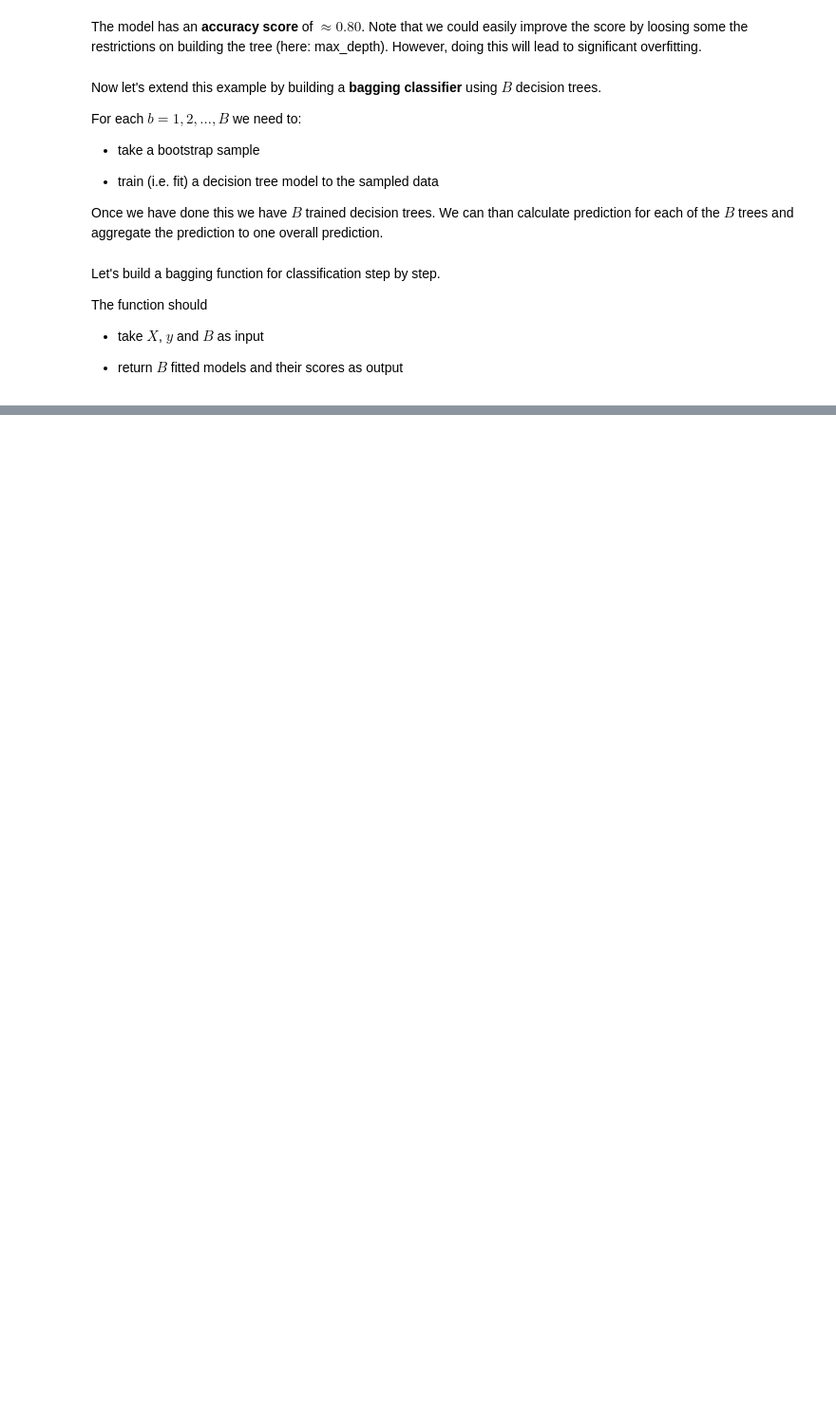
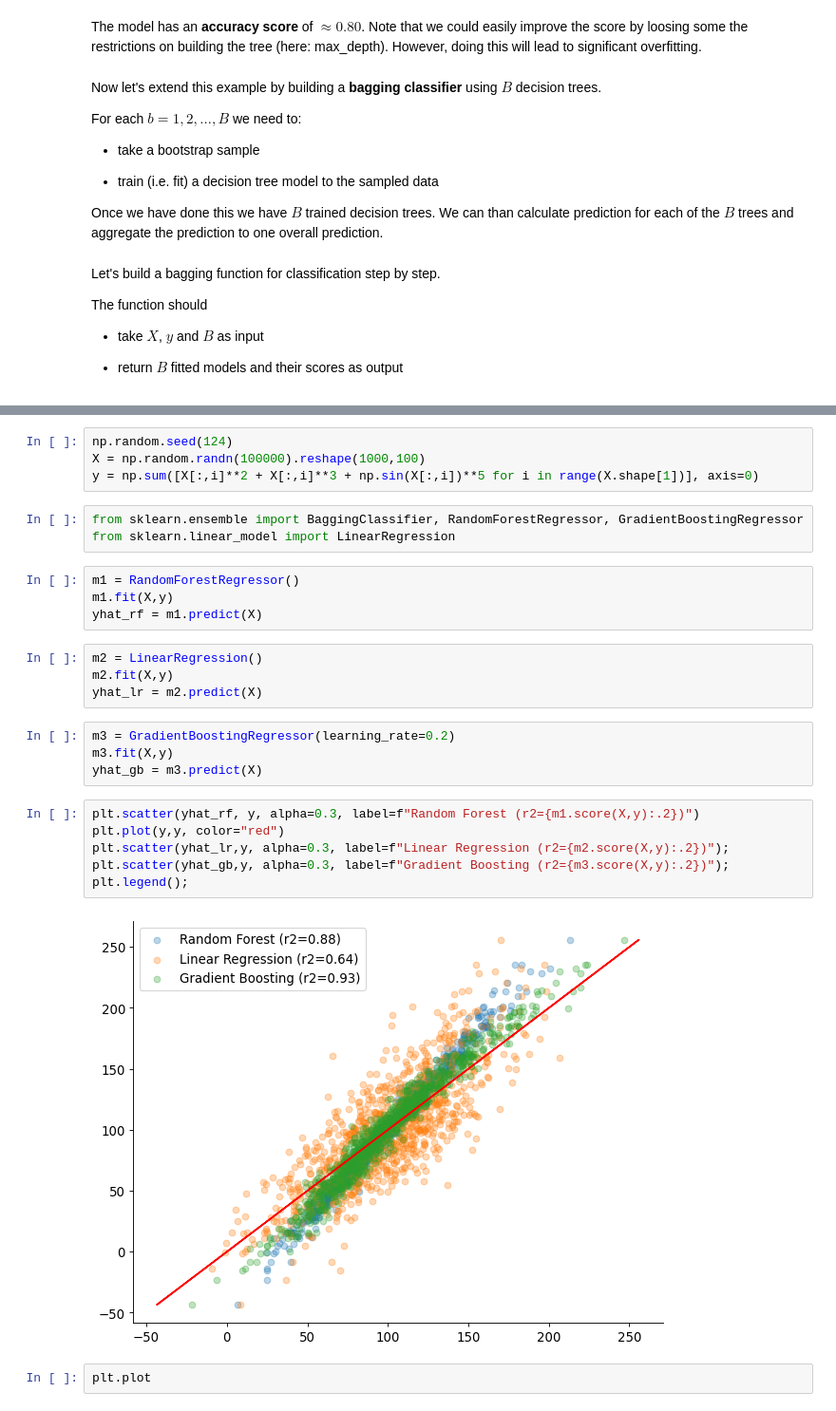
Before and after one commit to fredzett/rmqa, a Jupyter notebook: S12_Ensembles.ipynb, the cells around one changed output, grey strips where cells are left out. Shown: that part at 95% size. Saved outputs shown, nothing was run; the diff lists cells and outputs as text; blank space fills up the shorter version.

```diff
--- a/S12_Ensembles.ipynb
+++ b/S12_Ensembles.ipynb
@@ -78,0 +117,29 @@ def bagging(X,y,B):
+# %%
+np.random.seed(124)
+X = np.random.randn(100000).reshape(1000,100)
+y = np.sum([X[:,i]**2 + X[:,i]**3 + np.sin(X[:,i])**5 for i in range(X.shape[1])], axis=0)
+# %%
+from sklearn.ensemble import BaggingClassifier, RandomForestRegressor, GradientBoostingRegressor
+from sklearn.linear_model import LinearRegression
+# %%
+m1 = RandomForestRegressor()
+m1.fit(X,y)
+yhat_rf = m1.predict(X)
+# %%
+m2 = LinearRegression()
+m2.fit(X,y)
+yhat_lr = m2.predict(X)
+# %%
+m3 = GradientBoostingRegressor(learning_rate=0.2)
+m3.fit(X,y)
+yhat_gb = m3.predict(X)
+# %%
+plt.scatter(yhat_rf, y, alpha=0.3, label=f"Random Forest (r2={m1.score(X,y):.2})")
+plt.plot(y,y, color="red")
+plt.scatter(yhat_lr,y, alpha=0.3, label=f"Linear Regression (r2={m2.score(X,y):.2})");
+plt.scatter(yhat_gb,y, alpha=0.3, label=f"Gradient Boosting (r2={m3.score(X,y):.2})");
+plt.legend();
+# %% [output]
+[figure, added]
+# %%
+plt.plot
```
Also changed, not shown: parts of 10 cells of this notebook, 4 other files.
